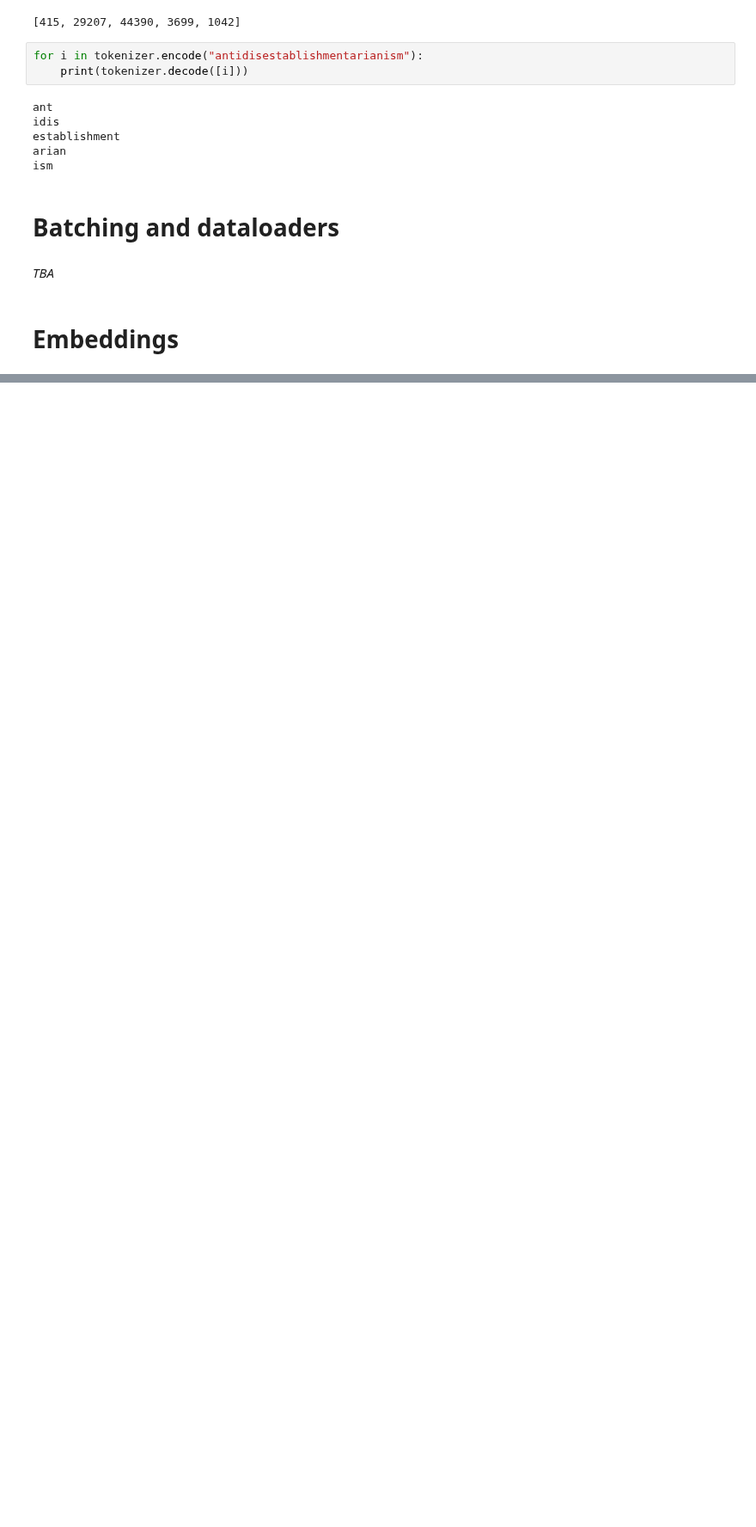
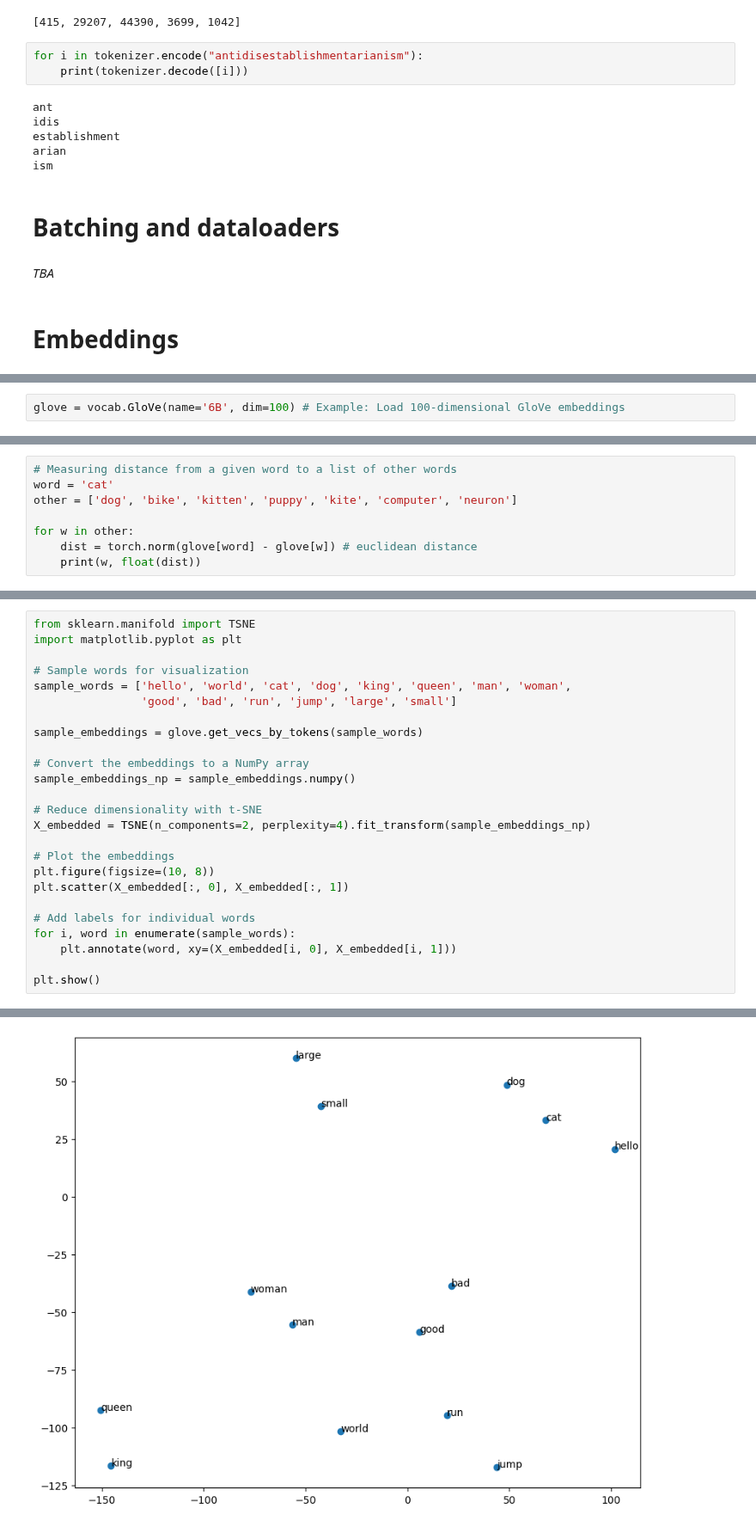
Before and after one commit to HVL-ML/DAT255, a Jupyter notebook: nbs/DAT255-4.0-NLP-tokenizing_batching_embedding.ipynb, the cells around one changed output, grey strips where cells are left out. Shown at 86% size. Saved outputs shown, nothing was run; the diff lists cells and outputs as text; blank space fills up the shorter version.

```diff
--- a/nbs/DAT255-4.0-NLP-tokenizing_batching_embedding.ipynb
+++ b/nbs/DAT255-4.0-NLP-tokenizing_batching_embedding.ipynb
@@ -705,0 +744,2 @@ _TBA_
+# %%
+glove = vocab.GloVe(name='6B', dim=100) # Example: Load 100-dimensional GloVe embeddings
@@ -705,0 +825,8 @@ _TBA_
+# %%
+# Measuring distance from a given word to a list of other words
+word = 'cat'
+other = ['dog', 'bike', 'kitten', 'puppy', 'kite', 'computer', 'neuron']
+
+for w in other:
+    dist = torch.norm(glove[word] - glove[w]) # euclidean distance
+    print(w, float(dist))
@@ -705,0 +896,26 @@ _TBA_
+# %%
+from sklearn.manifold import TSNE
+import matplotlib.pyplot as plt
+
+# Sample words for visualization
+sample_words = ['hello', 'world', 'cat', 'dog', 'king', 'queen', 'man', 'woman',
+                'good', 'bad', 'run', 'jump', 'large', 'small']
+
+sample_embeddings = glove.get_vecs_by_tokens(sample_words)
+
+# Convert the embeddings to a NumPy array
+sample_embeddings_np = sample_embeddings.numpy()
+
+# Reduce dimensionality with t-SNE
+X_embedded = TSNE(n_components=2, perplexity=4).fit_transform(sample_embeddings_np)
+
+# Plot the embeddings
+plt.figure(figsize=(10, 8))
+plt.scatter(X_embedded[:, 0], X_embedded[:, 1])
+
+# Add labels for individual words
+for i, word in enumerate(sample_words):
+    plt.annotate(word, xy=(X_embedded[i, 0], X_embedded[i, 1]))
+
+plt.show()
+# %% [output]
@@ -705,0 +931 @@ _TBA_
+[figure, added]
```
Also changed, not shown: parts of 37 cells of this notebook.
